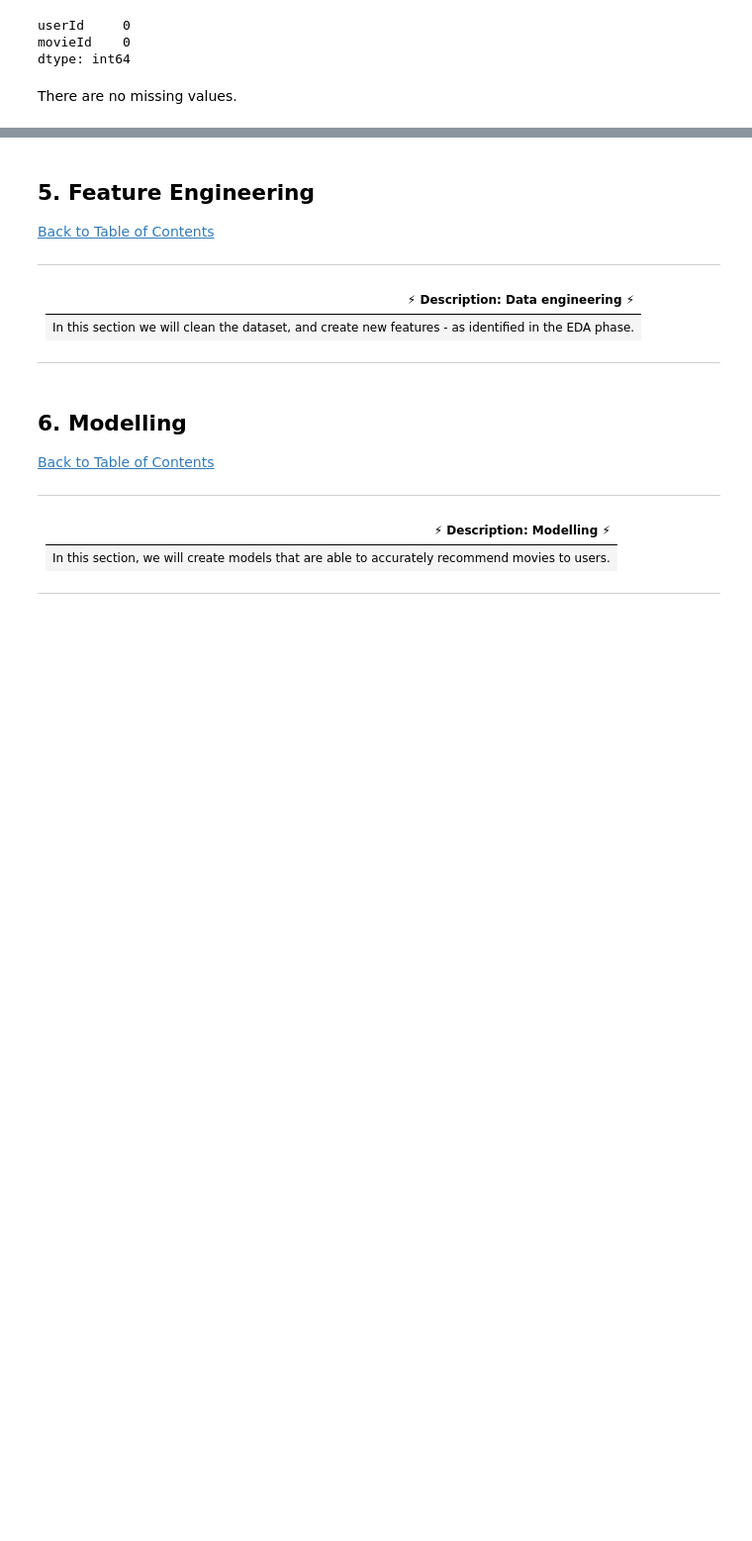
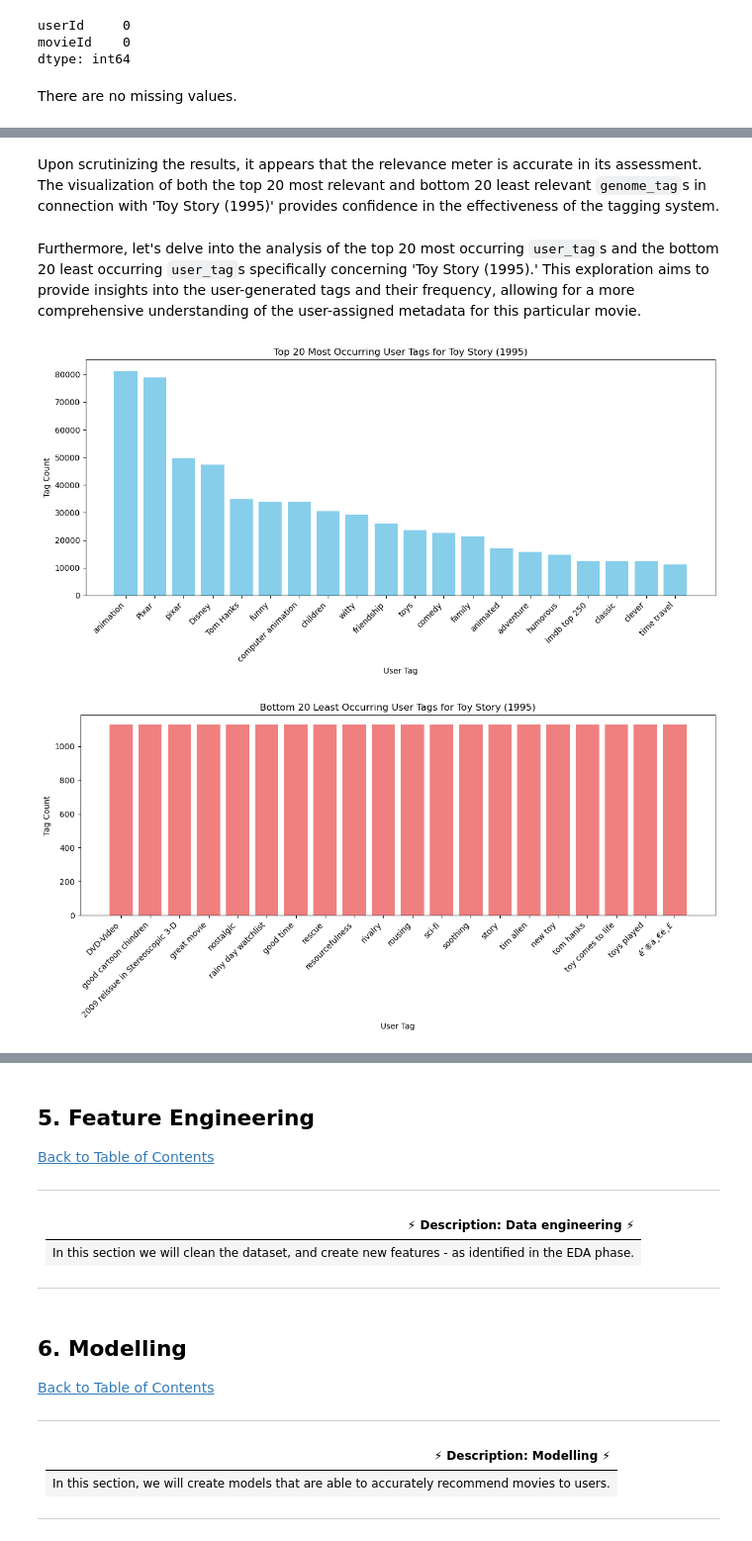
Before and after one commit to Christelle278/Unsupervised-Learning-Sprint-2307FTDS-Team-NM3, a Jupyter notebook: Unsupervised_Learning_Sprint_2307FTDS_Team_NM3.ipynb, the cells around one changed output, grey strips where cells are left out. Shown at 99% size. Saved outputs shown, nothing was run; the diff lists cells and outputs as text; code cells hidden in the pictures; blank space fills up the shorter version.

```diff
--- a/Unsupervised_Learning_Sprint_2307FTDS_Team_NM3.ipynb
+++ b/Unsupervised_Learning_Sprint_2307FTDS_Team_NM3.ipynb
@@ -655,0 +911,40 @@ There are no missing values.
+# %% [markdown]
+Upon scrutinizing the results, it appears that the relevance meter is accurate in its assessment. The visualization of both the top 20 most relevant and bottom 20 least relevant `genome_tag`s in connection with 'Toy Story (1995)' provides confidence in the effectiveness of the tagging system.
+# %% [markdown]
+Furthermore, let's delve into the analysis of the top 20 most occurring `user_tag`s and the bottom 20 least occurring `user_tag`s specifically concerning 'Toy Story (1995).' This exploration aims to provide insights into the user-generated tags and their frequency, allowing for a more comprehensive understanding of the user-assigned metadata for this particular movie.
+# %%
+# Group by 'user_tag' and calculate the counts
+user_tag_counts = all_tags_df['user_tag'].value_counts().reset_index()
+user_tag_counts.columns = ['user_tag', 'count']
+
+# Sort by count in descending order
+sorted_user_tag_counts = user_tag_counts.sort_values(by='count', ascending=False)
+
+# Top 20 most occurring user_tags
+top_20_most_occuring = sorted_user_tag_counts.head(20)
+
+# Bottom 20 least occurring user_tags
+bottom_20_least_occuring = sorted_user_tag_counts.tail(20)
+
+# Plotting top 20 most occurring user_tags
+plt.figure(figsize=(12, 6))
+plt.bar(top_20_most_occuring['user_tag'], top_20_most_occuring['count'], color='skyblue')
+plt.xlabel('User Tag')
+plt.ylabel('Tag Count')
+plt.title('Top 20 Most Occurring User Tags for Toy Story (1995)')
+plt.xticks(rotation=45, ha='right')
+plt.tight_layout()
+plt.show()
+
+# Plotting bottom 20 least occurring user_tags
+plt.figure(figsize=(12, 6))
+plt.bar(bottom_20_least_occuring['user_tag'], bottom_20_least_occuring['count'], color='lightcoral')
+plt.xlabel('User Tag')
+plt.ylabel('Tag Count')
+plt.title('Bottom 20 Least Occurring User Tags for Toy Story (1995)')
+plt.xticks(rotation=45, ha='right')
+plt.tight_layout()
+plt.show()
+# %% [output]
+[figure, added]
+[figure, added]
```
Also changed, not shown: parts of 110 cells of this notebook.
